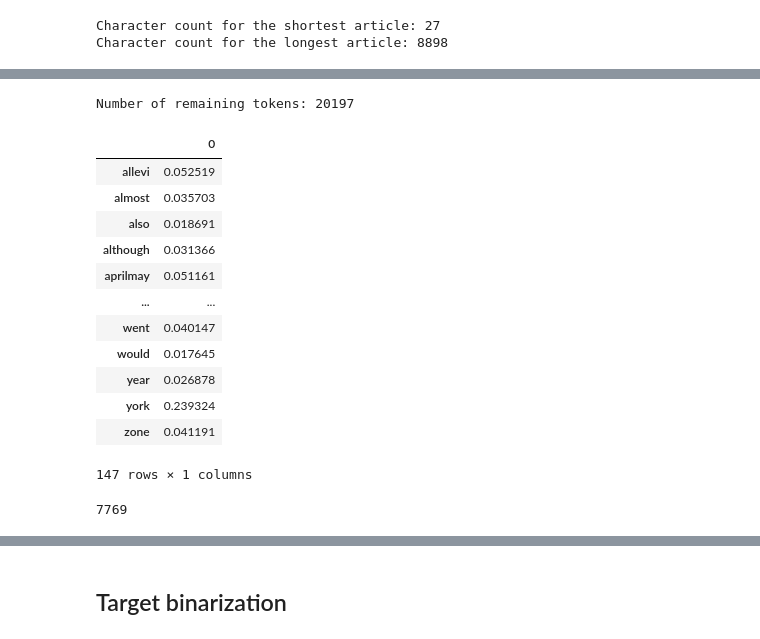
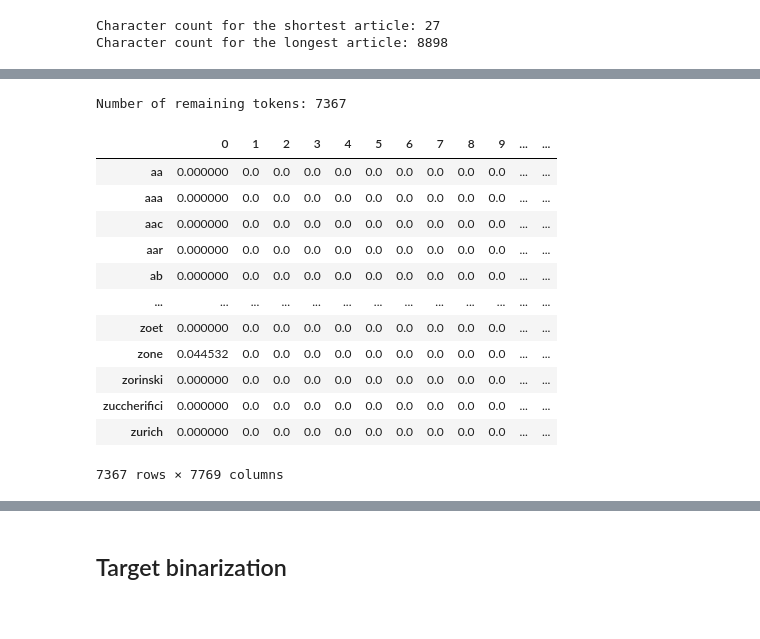
Before and after one commit to Przax/BootcampProject, a Jupyter notebook: BootcampProject_main.ipynb, the cells around one changed output, grey strips where cells are left out. Drawn from its saved outputs; the diff is of its cells as text; code cells hidden in the pictures.

```diff
--- a/BootcampProject_main.ipynb
+++ b/BootcampProject_main.ipynb
@@ -282,0 +329,3 @@ What about Skip-Thought Vectors??
+# %%
+X_train = merge_back(X_train)
+X_train[0][:500]
@@ -292,6 +393,6 @@ tfidf_trans = tfidf.transform(X_train_clean)
 # %%
-print(f"Number of remaining tokens: {tfidf_trans.shape[1]}")
+print(f"Number of remaining tokens: {X_train_tfidf.shape[1]}")
 # %% [output]
-Number of remaining tokens: 20197
+Number of remaining tokens: 7367
 # %%
 # Take a dense tfidf with feature names
@@ -299,21 +399,0 @@ df_tfidf = pd.DataFrame(tfidf_trans.todense().T, index=tfidf_fit.get_feature_nam
-# %%
-# Show examplary values for article 0 for non-zero tokens only
-df_tfidf.loc[(tfidf_dense != 0).any(axis=1), [0]]
-# %% [output]
-|  | 0 |
-| allevi | 0.052519 |
-| almost | 0.035703 |
-| also | 0.018691 |
-| although | 0.031366 |
-| aprilmay | 0.051161 |
-| ... | ... |
-| went | 0.040147 |
-| would | 0.017645 |
-| year | 0.026878 |
-| york | 0.239324 |
-| zone | 0.041191 |
-147 rows × 1 columns
-# %%
-len(X_train_clean)
-# %% [output]
-7769
@@ -323,0 +400,16 @@ valsort = df_tfidf[n].values[rowssort]
+# %%
+df_tfidf
+# %% [output]
+|  | 0 | 1 | 2 | 3 | 4 | 5 | 6 | 7 | 8 | 9 | ... | ... |
+| aa | 0.000000 | 0.0 | 0.0 | 0.0 | 0.0 | 0.0 | 0.0 | 0.0 | 0.0 | 0.0 | ... | ... |
+| aaa | 0.000000 | 0.0 | 0.0 | 0.0 | 0.0 | 0.0 | 0.0 | 0.0 | 0.0 | 0.0 | ... | ... |
+| aac | 0.000000 | 0.0 | 0.0 | 0.0 | 0.0 | 0.0 | 0.0 | 0.0 | 0.0 | 0.0 | ... | ... |
+| aar | 0.000000 | 0.0 | 0.0 | 0.0 | 0.0 | 0.0 | 0.0 | 0.0 | 0.0 | 0.0 | ... | ... |
+| ab | 0.000000 | 0.0 | 0.0 | 0.0 | 0.0 | 0.0 | 0.0 | 0.0 | 0.0 | 0.0 | ... | ... |
+| ... | ... | ... | ... | ... | ... | ... | ... | ... | ... | ... | ... | ... |
+| zoet | 0.000000 | 0.0 | 0.0 | 0.0 | 0.0 | 0.0 | 0.0 | 0.0 | 0.0 | 0.0 | ... | ... |
+| zone | 0.044532 | 0.0 | 0.0 | 0.0 | 0.0 | 0.0 | 0.0 | 0.0 | 0.0 | 0.0 | ... | ... |
+| zorinski | 0.000000 | 0.0 | 0.0 | 0.0 | 0.0 | 0.0 | 0.0 | 0.0 | 0.0 | 0.0 | ... | ... |
+| zuccherifici | 0.000000 | 0.0 | 0.0 | 0.0 | 0.0 | 0.0 | 0.0 | 0.0 | 0.0 | 0.0 | ... | ... |
+| zurich | 0.000000 | 0.0 | 0.0 | 0.0 | 0.0 | 0.0 | 0.0 | 0.0 | 0.0 | 0.0 | ... | ... |
+7367 rows × 7769 columns
```
Also changed, not shown: parts of 154 cells of this notebook.
